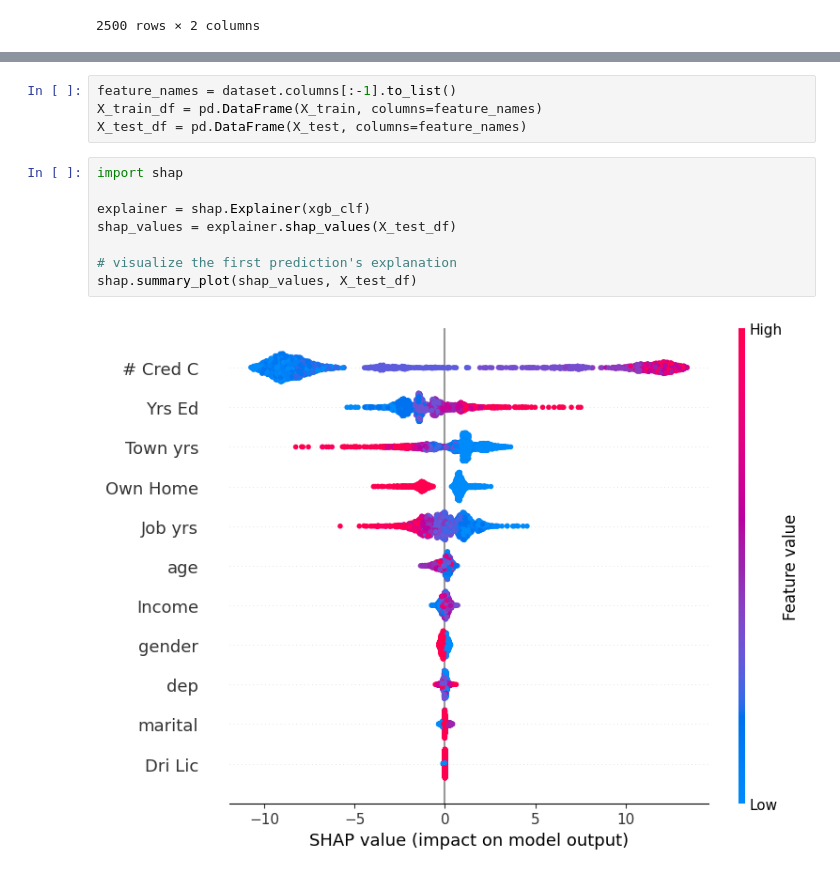
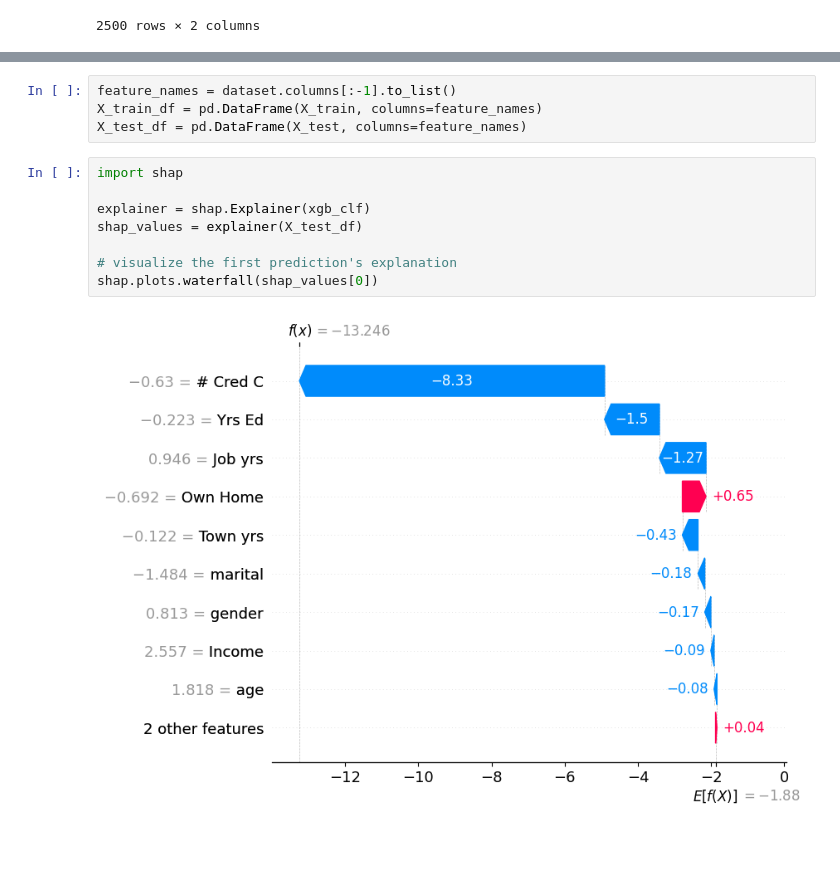
Before and after one commit to brian-kipkoech-tanui/binaryclassification, a Jupyter notebook: Binary classification.ipynb, the cells around one changed output, grey strips where cells are left out. Saved outputs shown, nothing was run; the diff lists cells and outputs as text; blank space fills up the shorter version.

```diff
--- a/Binary classification.ipynb
+++ b/Binary classification.ipynb
@@ -283,14 +273,14 @@ shap.plots.waterfall(shap_values[0])
-# %%
-feature_names = dataset.columns[:-1].to_list()
-X_train_df = pd.DataFrame(X_train, columns=feature_names)
-X_test_df = pd.DataFrame(X_test, columns=feature_names)
-# %%
-import shap
-
-explainer = shap.Explainer(xgb_clf)
-shap_values = explainer.shap_values(X_test_df)
-
-# visualize the first prediction's explanation
-shap.summary_plot(shap_values, X_test_df)
-# %% [output]
-[figure, removed]
+# %%
+feature_names = dataset.columns[:-1].to_list()
+X_train_df = pd.DataFrame(X_train, columns=feature_names)
+X_test_df = pd.DataFrame(X_test, columns=feature_names)
+# %%
+import shap
+
+explainer = shap.Explainer(xgb_clf)
+shap_values = explainer(X_test_df)
+
+# visualize the first prediction's explanation
+shap.plots.waterfall(shap_values[0])
+# %% [output]
+[figure, added]
```
Also changed, not shown: parts of 2 cells of this notebook.
